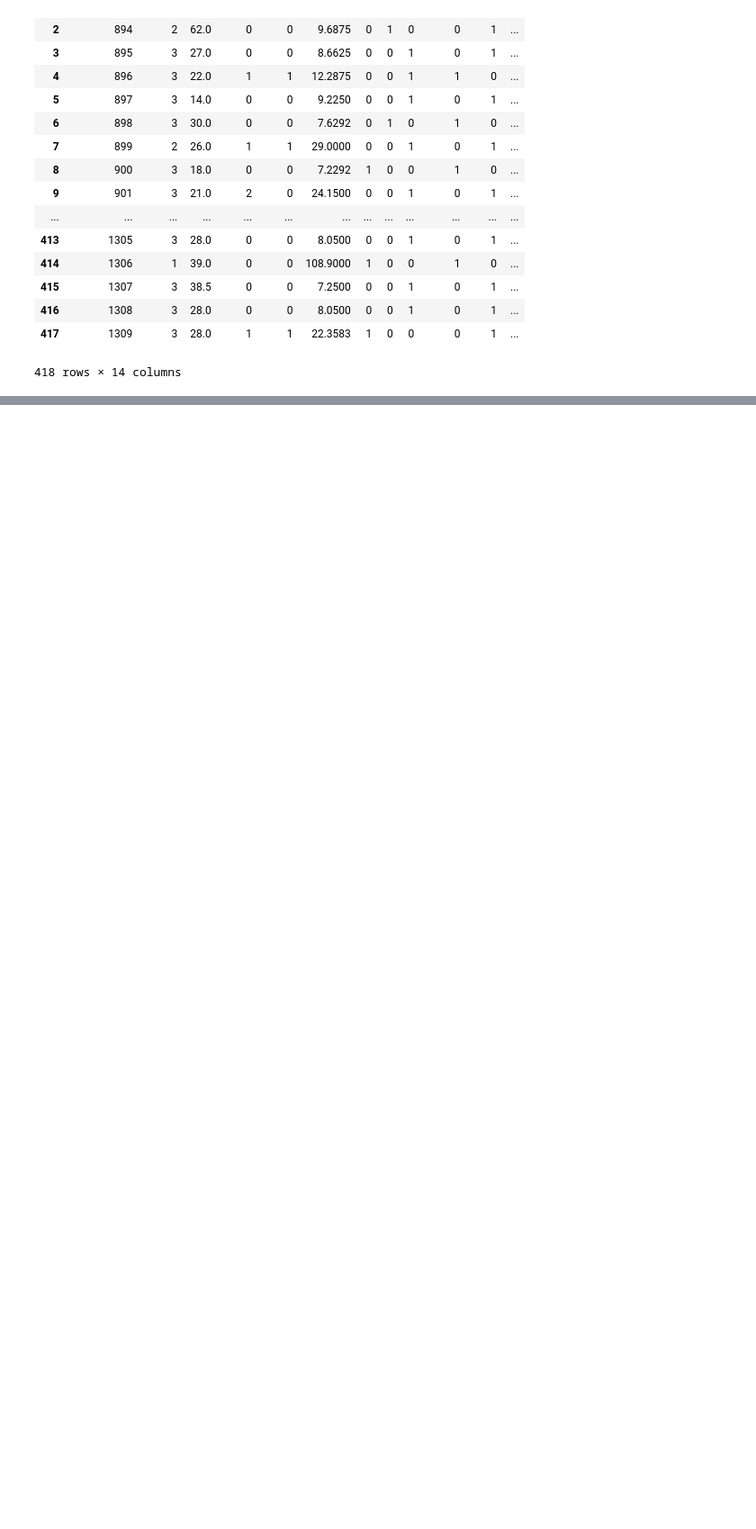
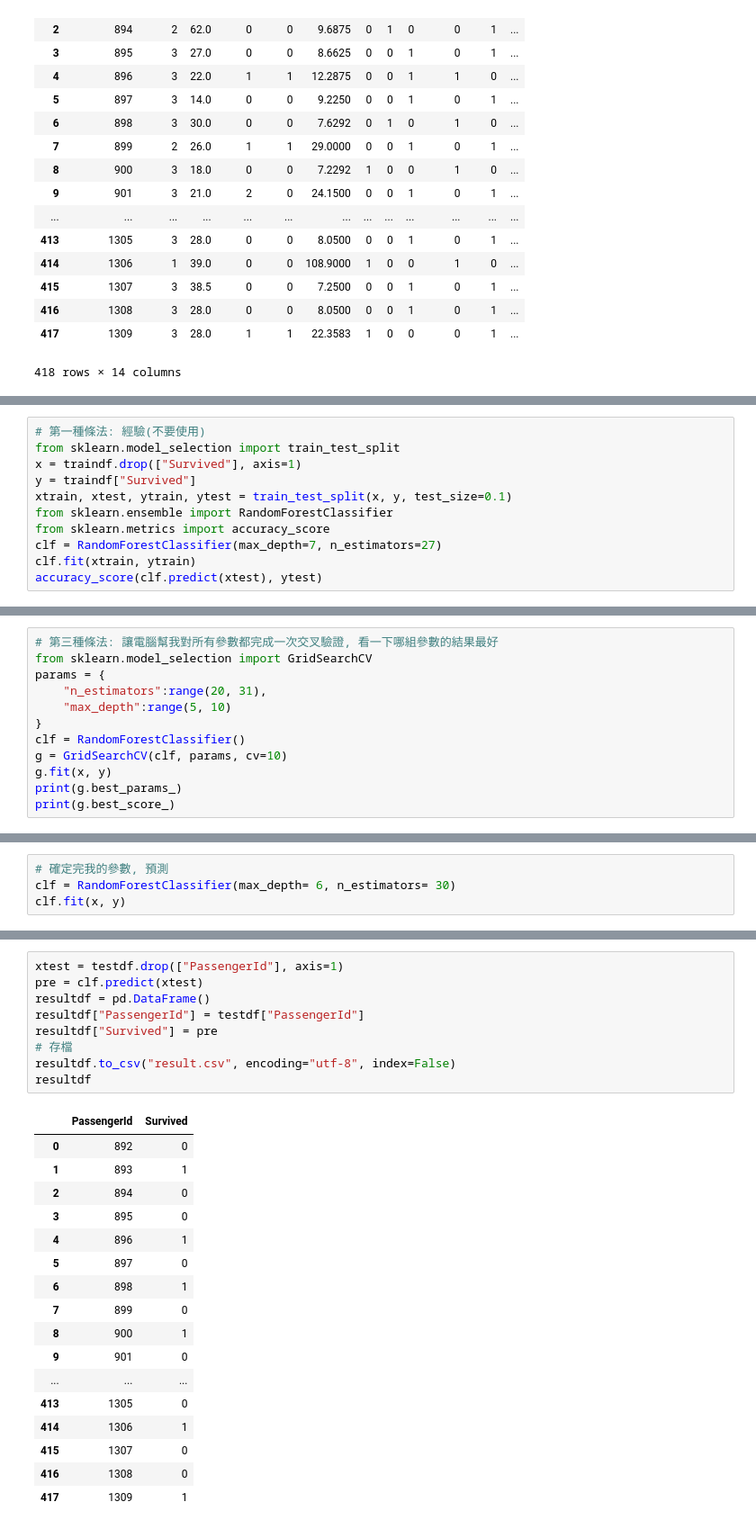
Before and after one commit to Elwing-Chou/ML105, a Jupyter notebook: titanic.ipynb, the cells around one changed output, grey strips where cells are left out. Shown at 90% size. Drawn from its saved outputs; the diff is of its cells as text; blank space fills up the shorter version.

```diff
--- a/titanic.ipynb
+++ b/titanic.ipynb
@@ -302,0 +313,11 @@ testdf
+# %%
+# 第一種條法: 經驗(不要使用)
+from sklearn.model_selection import train_test_split
+x = traindf.drop(["Survived"], axis=1)
+y = traindf["Survived"]
+xtrain, xtest, ytrain, ytest = train_test_split(x, y, test_size=0.1)
+from sklearn.ensemble import RandomForestClassifier
+from sklearn.metrics import accuracy_score
+clf = RandomForestClassifier(max_depth=7, n_estimators=27)
+clf.fit(xtrain, ytrain)
+accuracy_score(clf.predict(xtest), ytest)
@@ -302,0 +338,12 @@ testdf
+# %%
+# 第三種條法: 讓電腦幫我對所有參數都完成一次交叉驗證, 看一下哪組參數的結果最好
+from sklearn.model_selection import GridSearchCV
+params = {
+    "n_estimators":range(20, 31),
+    "max_depth":range(5, 10)
+}
+clf = RandomForestClassifier()
+g = GridSearchCV(clf, params, cv=10)
+g.fit(x, y)
+print(g.best_params_)
+print(g.best_score_)
@@ -302,0 +353,4 @@ testdf
+# %%
+# 確定完我的參數, 預測
+clf = RandomForestClassifier(max_depth= 6, n_estimators= 30)
+clf.fit(x, y)
@@ -302,0 +365,27 @@ testdf
+# %%
+xtest = testdf.drop(["PassengerId"], axis=1)
+pre = clf.predict(xtest)
+resultdf = pd.DataFrame()
+resultdf["PassengerId"] = testdf["PassengerId"]
+resultdf["Survived"] = pre
+# 存檔
+resultdf.to_csv("result.csv", encoding="utf-8", index=False)
+resultdf
+# %% [output]
+|  | PassengerId | Survived |
+| 0 | 892 | 0 |
+| 1 | 893 | 1 |
+| 2 | 894 | 0 |
+| 3 | 895 | 0 |
+| 4 | 896 | 1 |
+| 5 | 897 | 0 |
+| 6 | 898 | 1 |
+| 7 | 899 | 0 |
+| 8 | 900 | 1 |
+| 9 | 901 | 0 |
+| ... | ... | ... |
+| 413 | 1305 | 0 |
+| 414 | 1306 | 1 |
+| 415 | 1307 | 0 |
+| 416 | 1308 | 0 |
+| 417 | 1309 | 1 |
```
Also changed, not shown: parts of 6 cells of this notebook.
